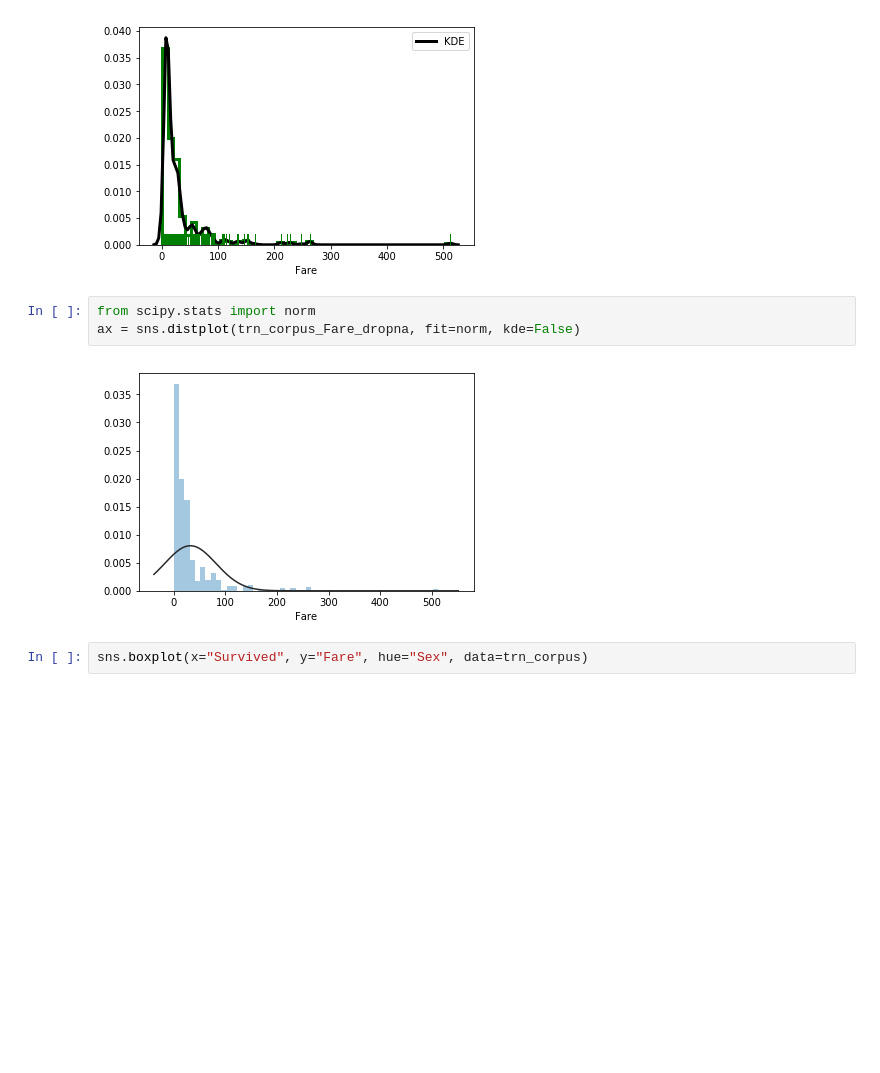
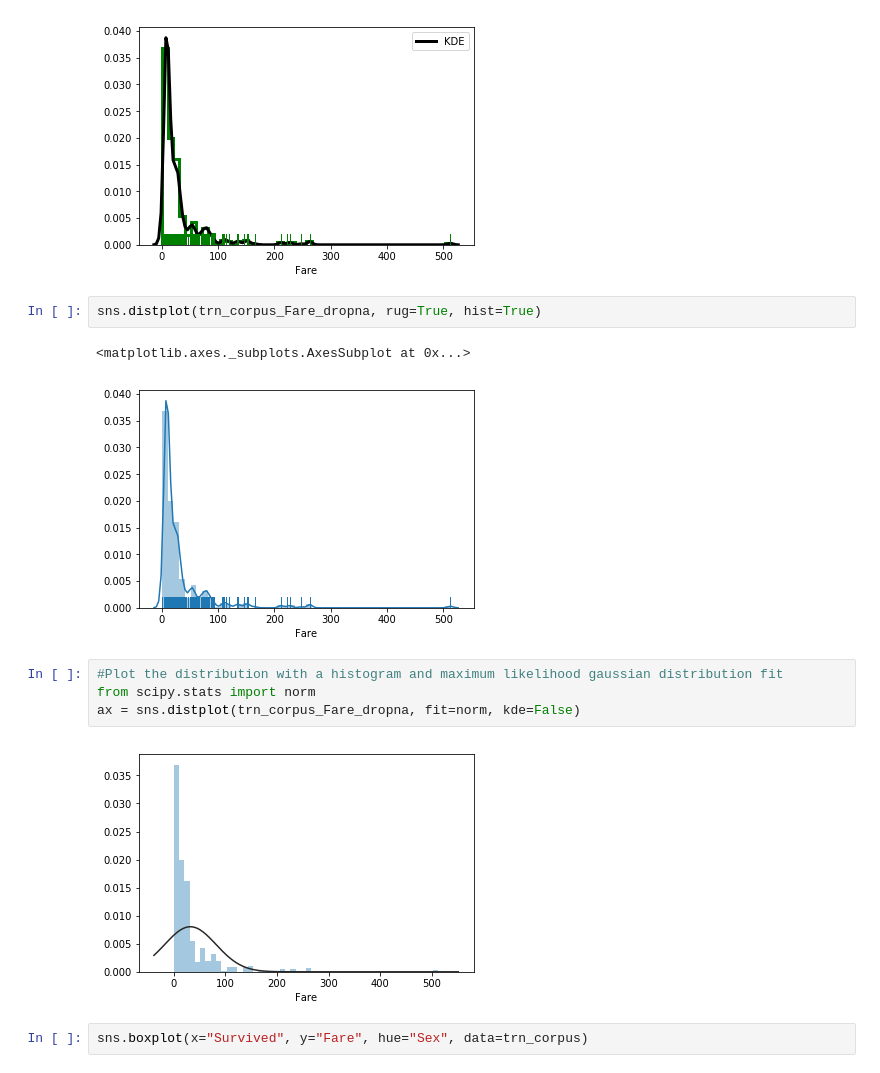
Before and after one commit to tien-le-grenoble/kaggle-titanic-original, a Jupyter notebook: Titanic - Machine Learning from Disaster.ipynb, the cells around one changed output. Saved outputs shown, nothing was run; the diff lists cells and outputs as text; blank space fills up the shorter version.

```diff
--- a/Titanic - Machine Learning from Disaster.ipynb
+++ b/Titanic - Machine Learning from Disaster.ipynb
@@ -431,7 +836,13 @@ ax = sns.distplot(trn_corpus_Fare_dropna, rug=True, rug_kws={"color": "g"},
                   "alpha": 1, "color": "g"})
 # %% [output]
 [figure]
+# %%
+sns.distplot(trn_corpus_Fare_dropna, rug=True, hist=True)
+# %% [output]
+<matplotlib.axes._subplots.AxesSubplot at 0x...>
+[figure, added]
 # %%
+#Plot the distribution with a histogram and maximum likelihood gaussian distribution fit
 from scipy.stats import norm
 ax = sns.distplot(trn_corpus_Fare_dropna, fit=norm, kde=False)
 # %% [output]
```
Also changed, not shown: parts of 116 cells of this notebook, 1 other file.
